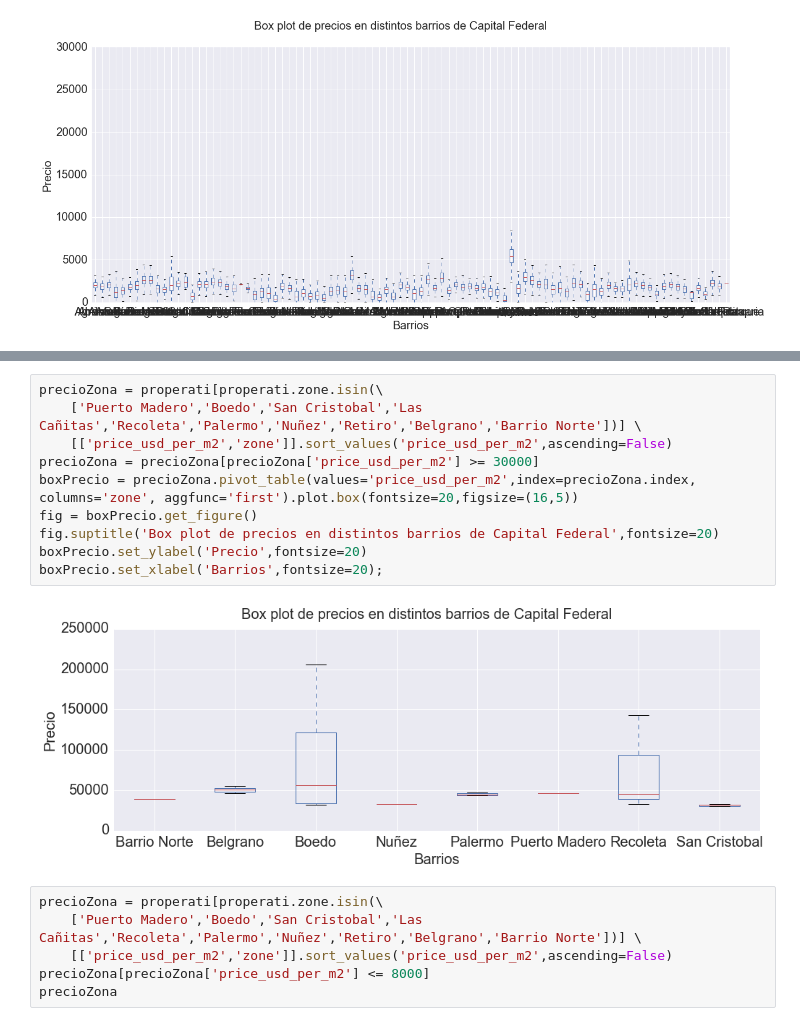
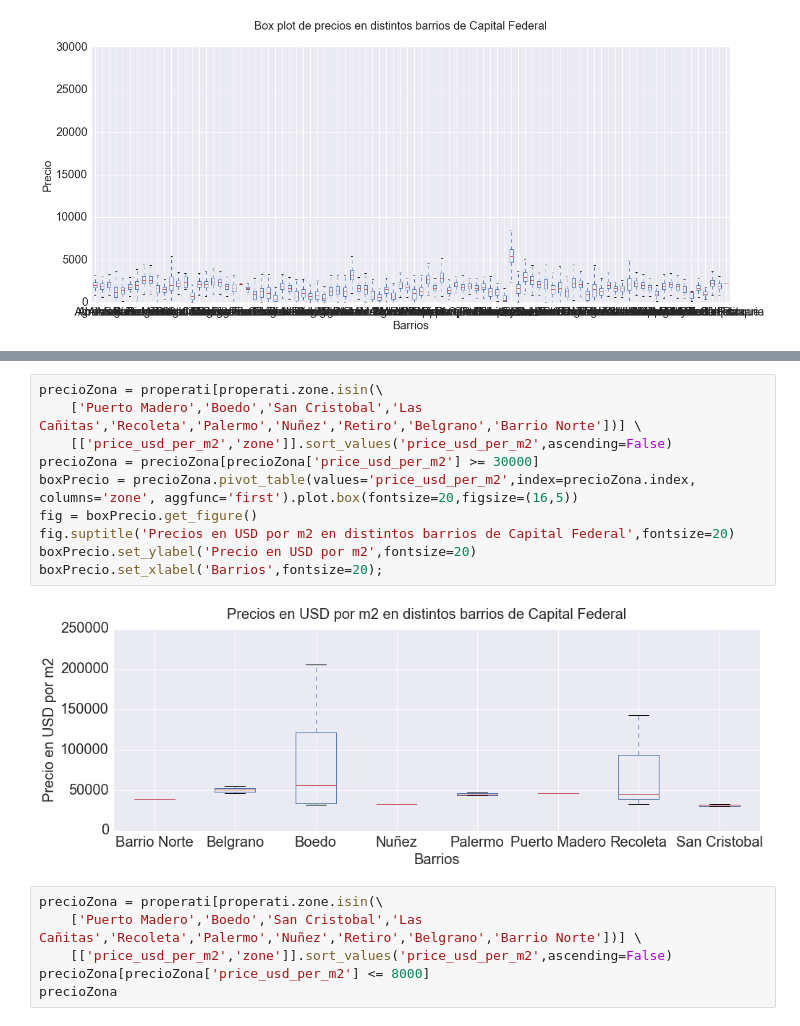
Before and after one commit to BraianVicente/properati_argentina, a Jupyter notebook: src/TP 1 - Properati - Full Month - Algunos Plots.ipynb, the cells around one changed output, grey strips where cells are left out. Cells and saved outputs as stored; diff of their text form.

```diff
--- a/src/TP 1 - Properati - Full Month - Algunos Plots.ipynb
+++ b/src/TP 1 - Properati - Full Month - Algunos Plots.ipynb
@@ -540,15 +540,15 @@ boxPrecio.set_xlabel('Barrios',fontsize=20);
 # %%
 precioZona = properati[properati.zone.isin(\
     ['Puerto Madero','Boedo','San Cristobal','Las Cañitas','Recoleta','Palermo','Nuñez','Retiro','Belgrano','Barrio Norte'])] \
     [['price_usd_per_m2','zone']].sort_values('price_usd_per_m2',ascending=False)
 precioZona = precioZona[precioZona['price_usd_per_m2'] >= 30000]
 boxPrecio = precioZona.pivot_table(values='price_usd_per_m2',index=precioZona.index, columns='zone', aggfunc='first').plot.box(fontsize=20,figsize=(16,5))
 fig = boxPrecio.get_figure()
-fig.suptitle('Box plot de precios en distintos barrios de Capital Federal',fontsize=20)
-boxPrecio.set_ylabel('Precio',fontsize=20)
+fig.suptitle('Precios en USD por m2 en distintos barrios de Capital Federal',fontsize=20)
+boxPrecio.set_ylabel('Precio en USD por m2',fontsize=20)
 boxPrecio.set_xlabel('Barrios',fontsize=20);
 # %% [output]
-[figure, old version]
+[figure, new version]
 # %%
 precioZona = properati[properati.zone.isin(\
     ['Puerto Madero','Boedo','San Cristobal','Las Cañitas','Recoleta','Palermo','Nuñez','Retiro','Belgrano','Barrio Norte'])] \
```
Also changed, not shown: parts of 3 cells of this notebook.
